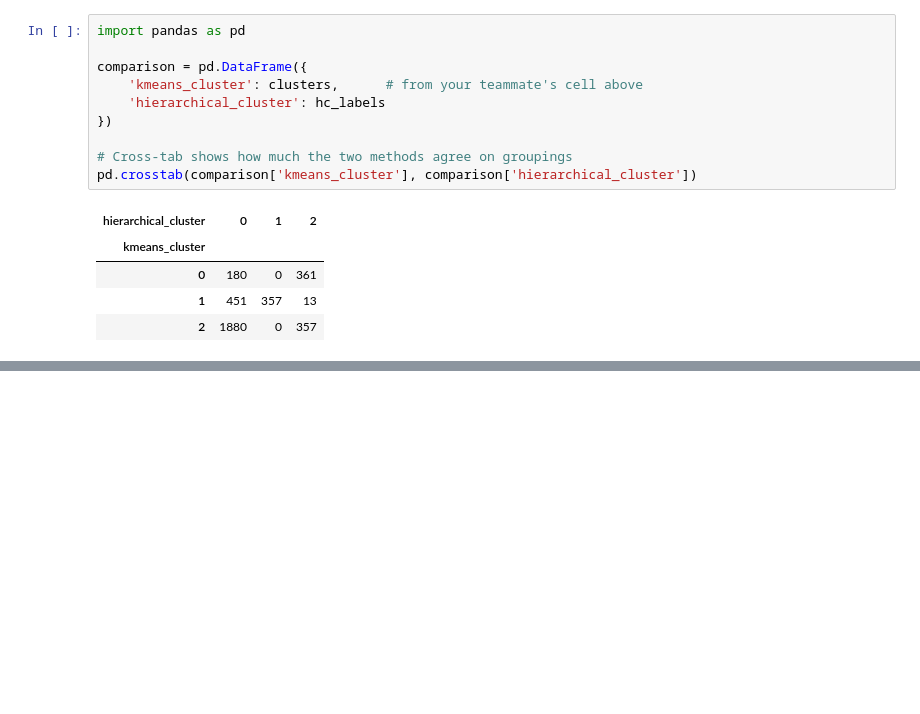
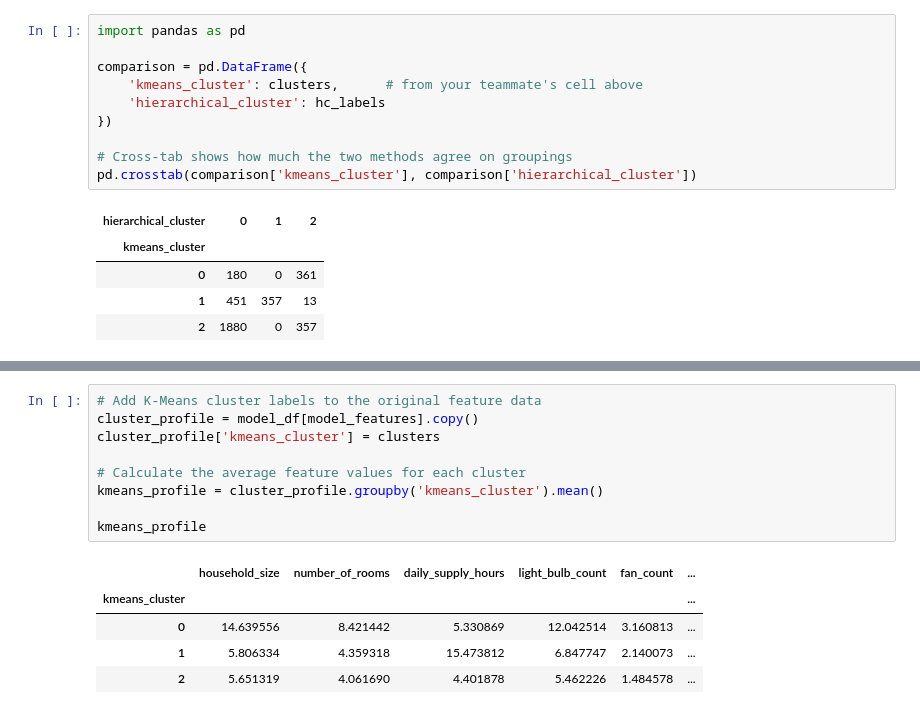
Before and after one commit to Paddyrey/TechCrush-Capstone-Group-11-Project, a Jupyter notebook: notebooks/Model_Test_Train.ipynb, the cells around one changed output, grey strips where cells are left out. Cells and saved outputs as stored; diff of their text form; blank space fills up the shorter version.

```diff
--- a/notebooks/Model_Test_Train.ipynb
+++ b/notebooks/Model_Test_Train.ipynb
@@ -580,0 +602,15 @@ plt.show()
+# %%
+# Add K-Means cluster labels to the original feature data
+cluster_profile = model_df[model_features].copy()
+cluster_profile['kmeans_cluster'] = clusters
+
+# Calculate the average feature values for each cluster
+kmeans_profile = cluster_profile.groupby('kmeans_cluster').mean()
+
+kmeans_profile
+# %% [output]
+|  | household_size | number_of_rooms | daily_supply_hours | light_bulb_count | fan_count | ... |
+| kmeans_cluster |  |  |  |  |  | ... |
+| 0 | 14.639556 | 8.421442 | 5.330869 | 12.042514 | 3.160813 | ... |
+| 1 | 5.806334 | 4.359318 | 15.473812 | 6.847747 | 2.140073 | ... |
+| 2 | 5.651319 | 4.061690 | 4.401878 | 5.462226 | 1.484578 | ... |
```
Also changed, not shown: parts of 12 cells of this notebook.
